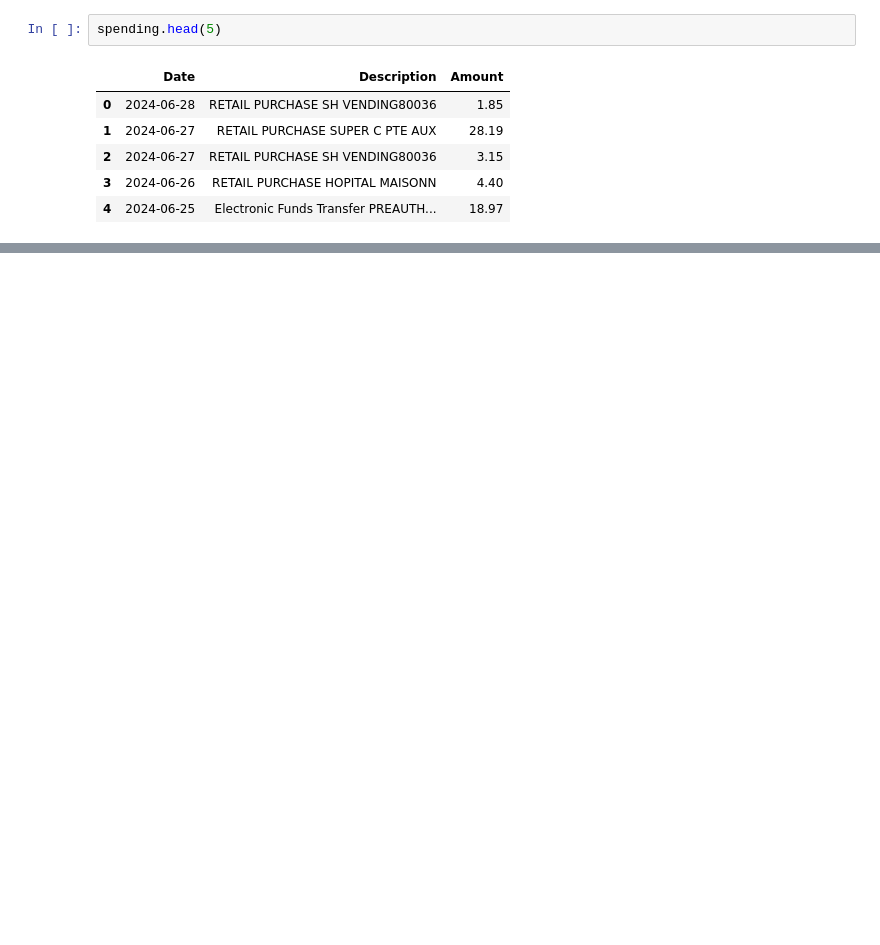
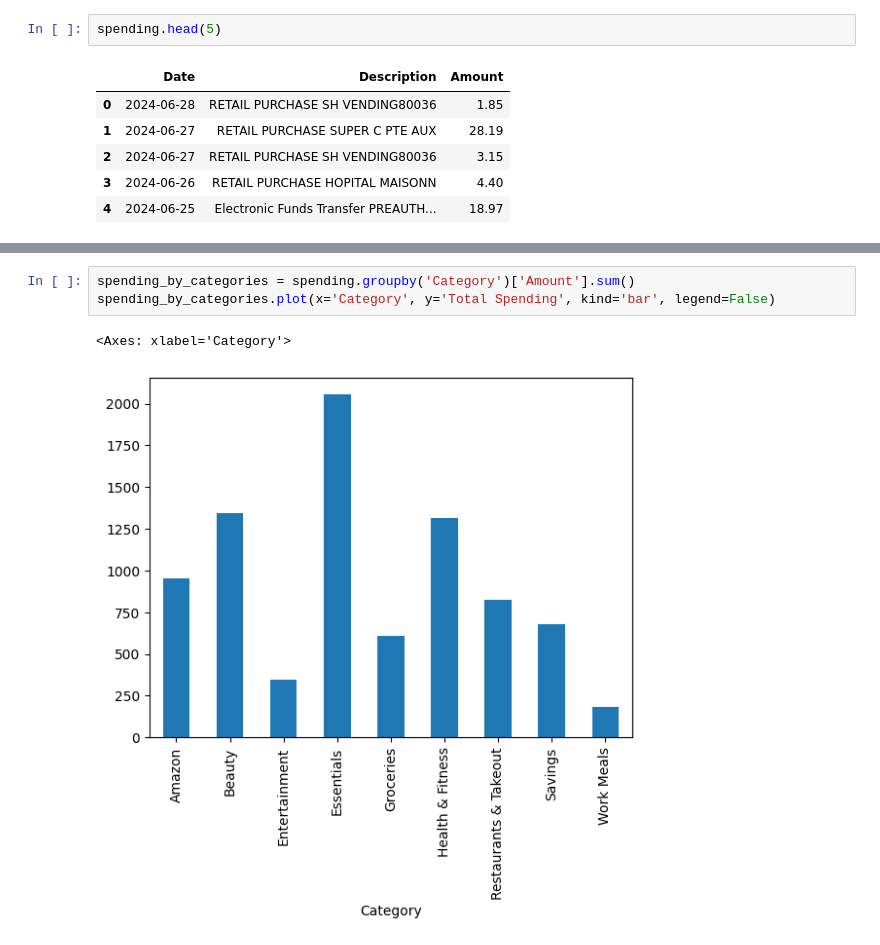
Before and after one commit to eglantinc/Personal-Finance-Analyzer, a Jupyter notebook: csv_cleaner.ipynb, the cells around one changed output, grey strips where cells are left out. Saved outputs shown, nothing was run; the diff lists cells and outputs as text; blank space fills up the shorter version.

```diff
--- a/csv_cleaner.ipynb
+++ b/csv_cleaner.ipynb
@@ -96,0 +112,6 @@ plt.show()
+# %%
+spending_by_categories = spending.groupby('Category')['Amount'].sum()
+spending_by_categories.plot(x='Category', y='Total Spending', kind='bar', legend=False)
+# %% [output]
+<Axes: xlabel='Category'>
+[figure, added]
```
Also changed, not shown: parts of 26 cells of this notebook.
